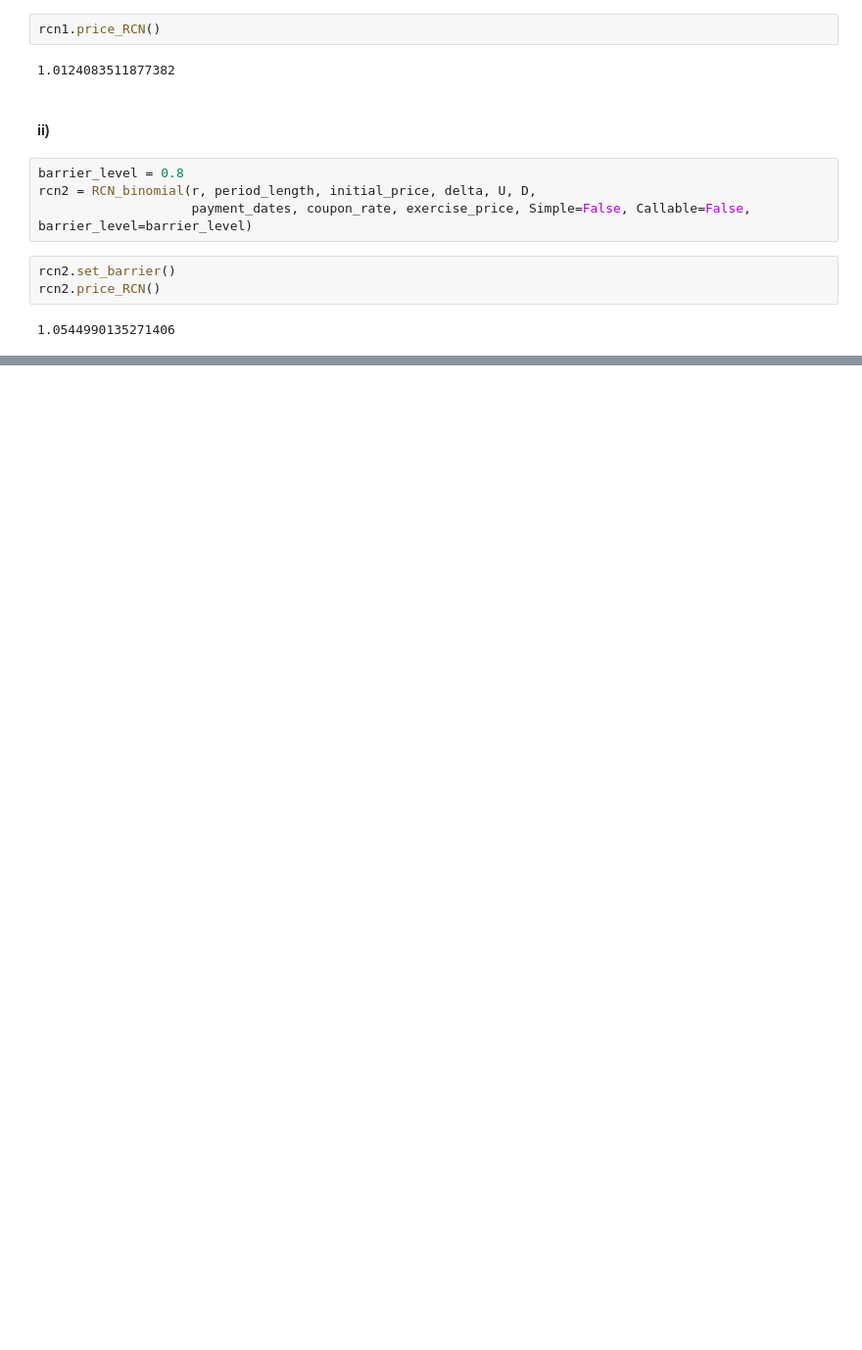
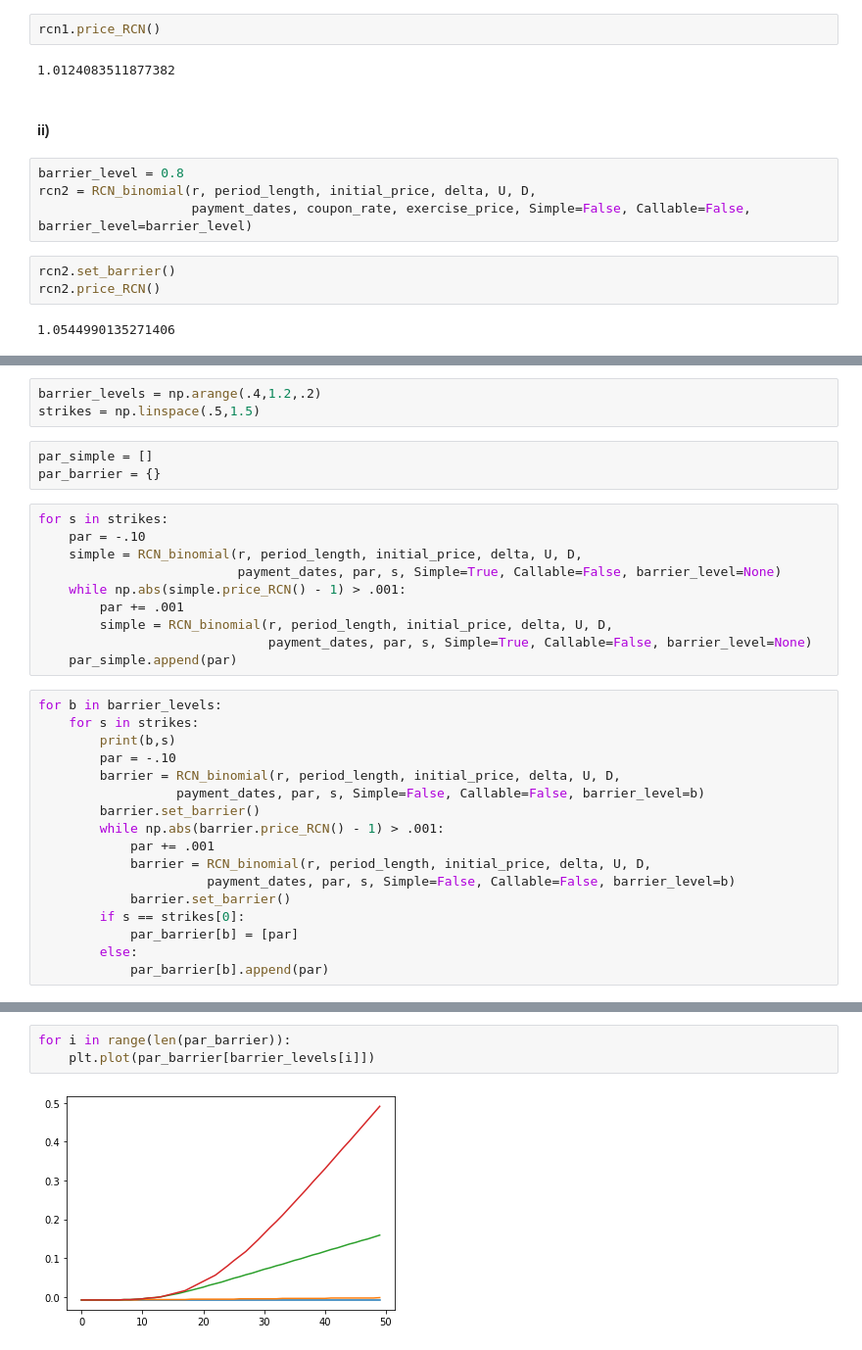
Before and after one commit to dexdx/Derivatives_Project, a Jupyter notebook: part_5.ipynb, the cells around one changed output, grey strips where cells are left out. Shown at 98% size. Drawn from its saved outputs; the diff is of its cells as text; blank space fills up the shorter version.

```diff
--- a/part_5.ipynb
+++ b/part_5.ipynb
@@ -36,0 +74,33 @@ rcn2.price_RCN()
+# %%
+barrier_levels = np.arange(.4,1.2,.2)
+strikes = np.linspace(.5,1.5)
+# %%
+par_simple = []
+par_barrier = {}
+# %%
+for s in strikes:
+    par = -.10
+    simple = RCN_binomial(r, period_length, initial_price, delta, U, D,
+                          payment_dates, par, s, Simple=True, Callable=False, barrier_level=None)
+    while np.abs(simple.price_RCN() - 1) > .001:
+        par += .001
+        simple = RCN_binomial(r, period_length, initial_price, delta, U, D,
+                              payment_dates, par, s, Simple=True, Callable=False, barrier_level=None)
+    par_simple.append(par)
+# %%
+for b in barrier_levels:
+    for s in strikes:
+        print(b,s)
+        par = -.10
+        barrier = RCN_binomial(r, period_length, initial_price, delta, U, D,
+                  payment_dates, par, s, Simple=False, Callable=False, barrier_level=b)
+        barrier.set_barrier()
+        while np.abs(barrier.price_RCN() - 1) > .001:
+            par += .001
+            barrier = RCN_binomial(r, period_length, initial_price, delta, U, D,
+                      payment_dates, par, s, Simple=False, Callable=False, barrier_level=b)
+            barrier.set_barrier()
+        if s == strikes[0]:
+            par_barrier[b] = [par]
+        else:
+            par_barrier[b].append(par)
@@ -36,0 +125,5 @@ rcn2.price_RCN()
+# %%
+for i in range(len(par_barrier)):
+    plt.plot(par_barrier[barrier_levels[i]])
+# %% [output]
+[figure, added]
```
Also changed, not shown: parts of 10 cells of this notebook.
